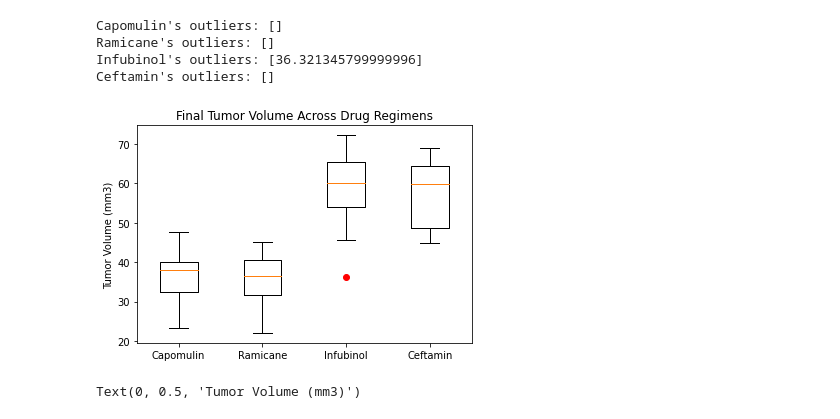
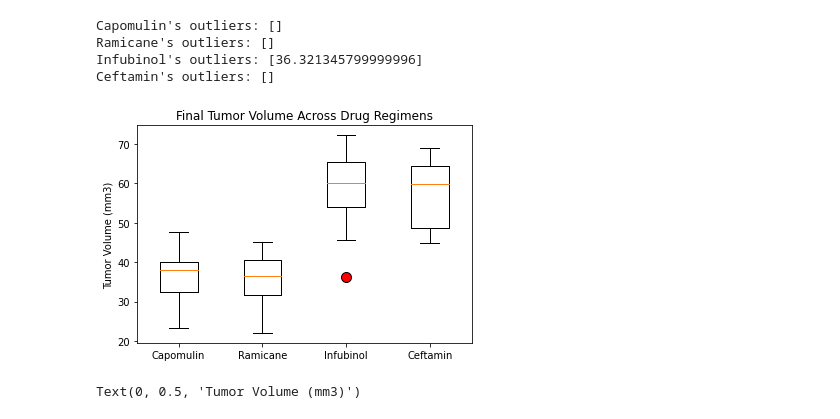
Before and after one commit to jeosqueri/Tumor-Treatment-Analysis, a Jupyter notebook: Pymaceuticals.ipynb, the cells around one changed output. Drawn from its saved outputs; the diff is of its cells as text; code cells hidden in the pictures.

Commit message:
formatted outlier value for box plot

```diff
--- a/Pymaceuticals.ipynb
+++ b/Pymaceuticals.ipynb
@@ -266,12 +266,14 @@ Ceftamin's outliers: []
 # %%
 # Generate a box plot of the final tumor volume of each mouse across four regimens of interest
 fig1, ax1 = plt.subplots()
-ax1.boxplot(tumor_vol, labels=treatments, sym='r')
+#Set custom formatting for outlier
+flierprops = dict(marker = 'o', markerfacecolor='red', markersize =10)
+ax1.boxplot(tumor_vol, labels=treatments, flierprops=flierprops)
 ax1.set_ylabel('Tumor Volume (mm3)')
 ax1.set_title('Final Tumor Volume Across Drug Regimens')
 plt.show()
 # %% [output]
-[figure, old version]
+[figure, new version]
 # %%
 # Generate a line plot of time point versus tumor volume for a mouse treated with Capomulin
 cap_mouse = merge_df.loc[merge_df['Mouse ID'] == "l509", :]
```
Also changed, not shown: 1 other file.
